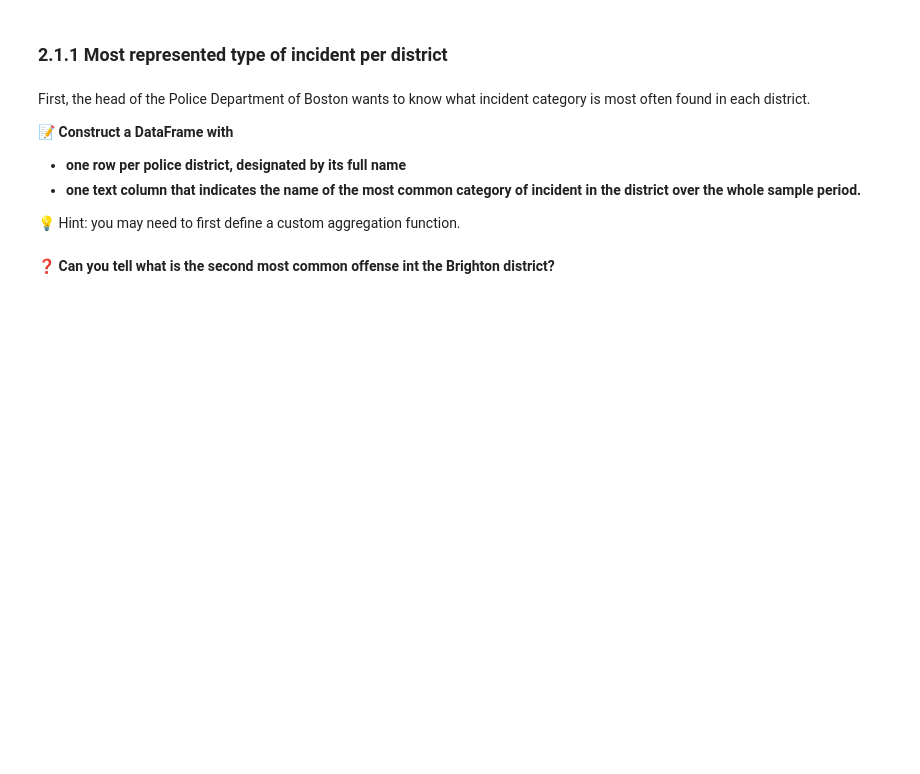
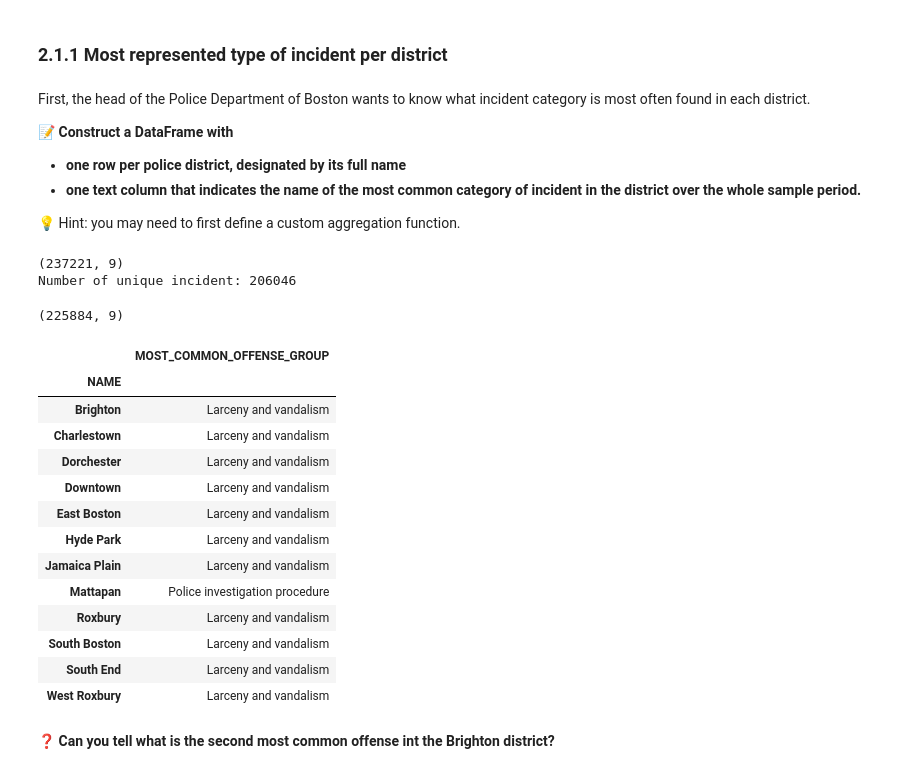
Before and after one commit to El-Doro/data-certification-exam, a Jupyter notebook: decision_science/boston_crimes.ipynb, the cells around one changed output. Drawn from its saved outputs; the diff is of its cells as text; code cells hidden in the pictures; blank space fills up the shorter version.

Commit message:
Boston crime nb done

```diff
--- a/decision_science/boston_crimes.ipynb
+++ b/decision_science/boston_crimes.ipynb
@@ -397,2 +421,38 @@ First, the head of the Police Department of Boston wants to know what incident c
+# %%
+df_most_common = data.copy()
+# %%
+print(data.shape)
+print(f"Number of unique incident: {data['INCIDENT_NUMBER'].nunique()}")
+df_most_common.drop_duplicates(inplace=True)
+df_most_common.shape
+# %% [output]
+(237221, 9)
+Number of unique incident: 206046
+(225884, 9)
+# %%
+df_most_common = pd.pivot_table(data=df_most_common,
+                                values='INCIDENT_NUMBER',
+                                index=['NAME'],
+                                columns=['OFFENSE_CODE_GROUP'],
+                                aggfunc='count')
+df_most_common['MOST_COMMON_OFFENSE_GROUP']=df_most_common.idxmax(axis=1)
+df_most_common.columns.name = None
+df_most_common_offense = df_most_common[['MOST_COMMON_OFFENSE_GROUP']]
+df_most_common_offense
+# %% [output]
+|  | MOST_COMMON_OFFENSE_GROUP |
+| NAME |  |
+| Brighton | Larceny and vandalism |
+| Charlestown | Larceny and vandalism |
+| Dorchester | Larceny and vandalism |
+| Downtown | Larceny and vandalism |
+| East Boston | Larceny and vandalism |
+| Hyde Park | Larceny and vandalism |
+| Jamaica Plain | Larceny and vandalism |
+| Mattapan | Police investigation procedure |
+| Roxbury | Larceny and vandalism |
+| South Boston | Larceny and vandalism |
+| South End | Larceny and vandalism |
+| West Roxbury | Larceny and vandalism |
 # %% [markdown]
 **❓ Can you tell what is the second most common offense int the Brighton district?**
```
Also changed, not shown: parts of 18 cells of this notebook, 3 other files.
